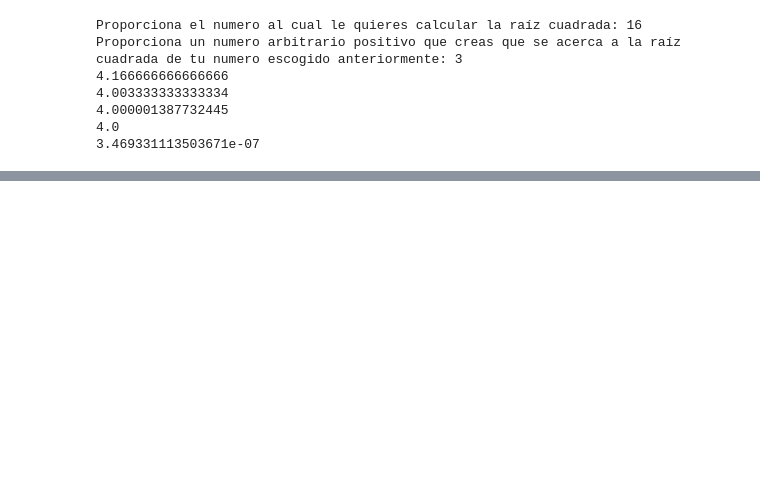
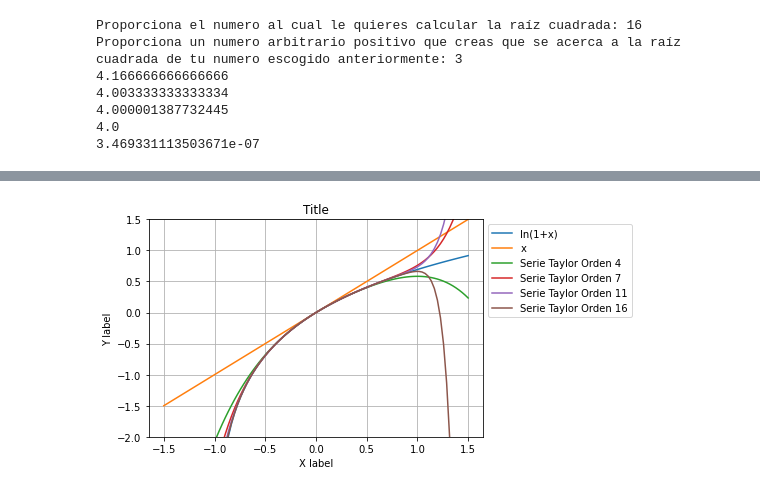
Before and after one commit to eliassalazarb/FisicaComputacional1, a Jupyter notebook: Actividad2/Actividad2.ipynb, the cells around one changed output, grey strips where cells are left out. Drawn from its saved outputs; the diff is of its cells as text; code cells hidden in the pictures; blank space fills up the shorter version.

```diff
--- a/Actividad2/Actividad2.ipynb
+++ b/Actividad2/Actividad2.ipynb
@@ -203,0 +212,90 @@ Proporciona un numero arbitrario positivo que creas que se acerca a la raíz cua
+# %%
+# Gráfica de funciones
+# Definición de variables y funciones
+
+x = np.linspace(-1.5,1.5,100)  # arrego de 100 puntos entre -1 y 1
+
+y = np.log(x+1)      # y será también un arreglo de 100 puntos automáticamente
+
+y1 = x
+
+y2 = x**2/2
+
+y3 = x**3/3
+
+y4 = x**4/4
+
+y5 = x**5/5
+
+y6 = x**6/6
+
+y7 = x**7/7
+
+y8 = x**8/8
+
+y9 = x**9/9
+
+y10 = x**10/10
+
+y11 = x**11/11
+
+y12 = x**12/12
+
+y13 = x**13/13
+
+y14 = x**14/14
+
+y15 = x**15/15
+
+y16 = x**16/16
+
+sT4 = y1 - y2 + y3 - y4 # Serie de Taylor de ln(1+x) a 5o. Orden.
+
+sT7 = y1 - y2 + y3 - y4 + y5 - y6 + y7
+
+sT11 = y1 - y2 + y3 - y4 + y5 - y6 + y7 - y8 + y9 - y10 + y11
+
+sT16 = y1 - y2 + y3 - y4 + y5 - y6 + y7 - y8 + y9 - y10 + y11 - y12 + y13 - y14 + y15 - y16
+
+# Creación de la gráficas
+
+plt.subplot(111)
+
+plt.xlabel("X label")
+
+plt.ylabel("Y label")
+
+plt.title("Title")
+
+
+# Graficar varias funciones
+
+plt.plot(x,y, label="ln(1+x)")
+
+plt.plot(x,y1, label='x')
+
+plt.plot(x,sT4, label='Serie Taylor Orden 4')
+
+plt.plot(x,sT7, label='Serie Taylor Orden 7')
+
+plt.plot(x,sT11, label='Serie Taylor Orden 11')
+
+plt.plot(x,sT16, label='Serie Taylor Orden 16')
+
+# Agregar una malla
+
+plt.grid(True)
+
+# Fijar los límites en el eje Y.
+
+plt.ylim(-2, 1.5)
+
+# Ubicación de las etiquetas de las funciones
+
+plt.legend(bbox_to_anchor=(1,1), loc="upper left")
+
+plt.show()
+
+#plt.savefig('plot.png')  # Si se desea guardar en un archivo la imagen de la gráfica
+# %% [output]
+[figure, added]
```
Also changed, not shown: parts of 12 cells of this notebook.
